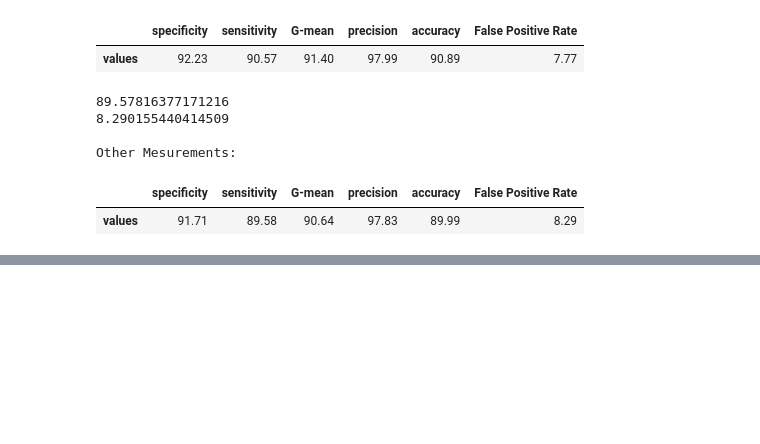
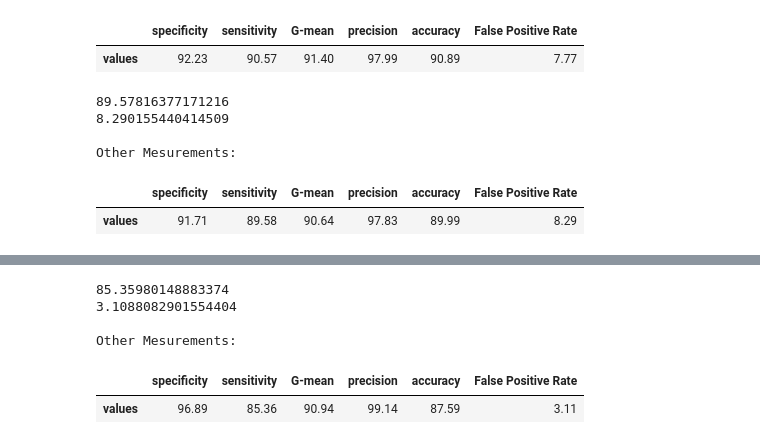
Before and after one commit to AndreasP-92/ai-mandatory-I, a Jupyter notebook: main.ipynb, the cells around one changed output, grey strips where cells are left out. Saved outputs shown, nothing was run; the diff lists cells and outputs as text; code cells hidden in the pictures; blank space fills up the shorter version.

```diff
--- a/main.ipynb
+++ b/main.ipynb
@@ -921,0 +975,21 @@ Other Mesurements:
+# %%
+penalty = {
+    0: 12,
+    1: 1
+}
+
+lr = LogisticRegression(C=10.0,penalty='l2',class_weight=penalty)
+kf = KFold(features.shape[0],shuffle=True,random_state=1)
+
+predictions = cross_val_predict(lr,features[['last_fico_range_low']],target,cv=kf)
+
+# Let's compute performance:
+metrics = compute_metrics(predictions)
+metrics
+# %% [output]
+85.35980148883374
+3.1088082901554404
+
+Other Mesurements:
+|  | specificity | sensitivity | G-mean | precision | accuracy | False Positive Rate |
+| values | 96.89 | 85.36 | 90.94 | 99.14 | 87.59 | 3.11 |
```
Also changed, not shown: parts of 4 cells of this notebook.
